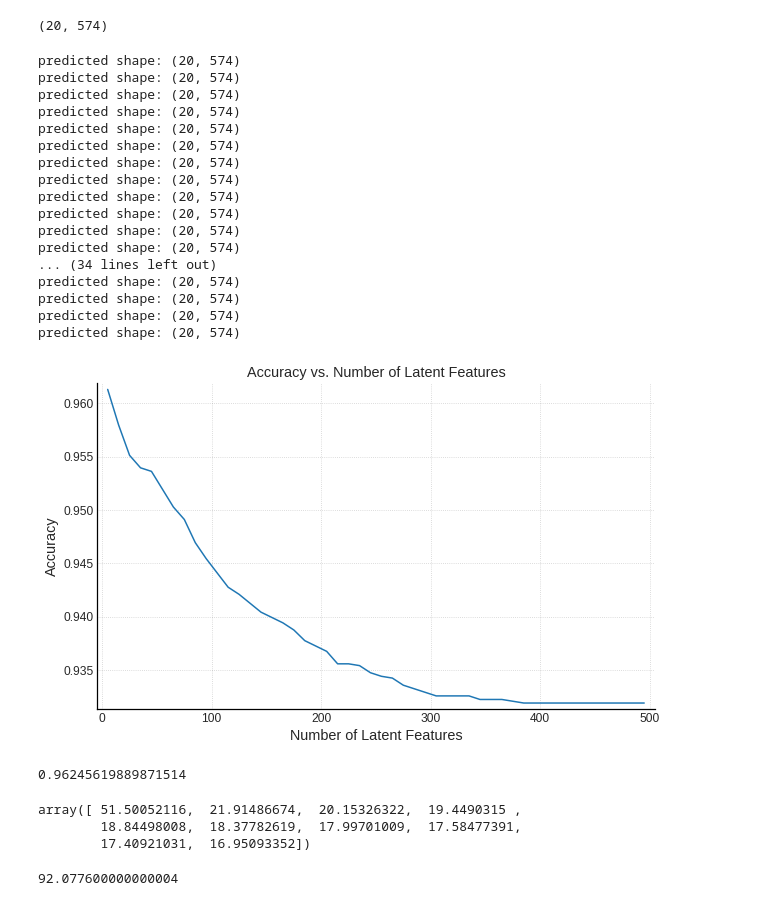
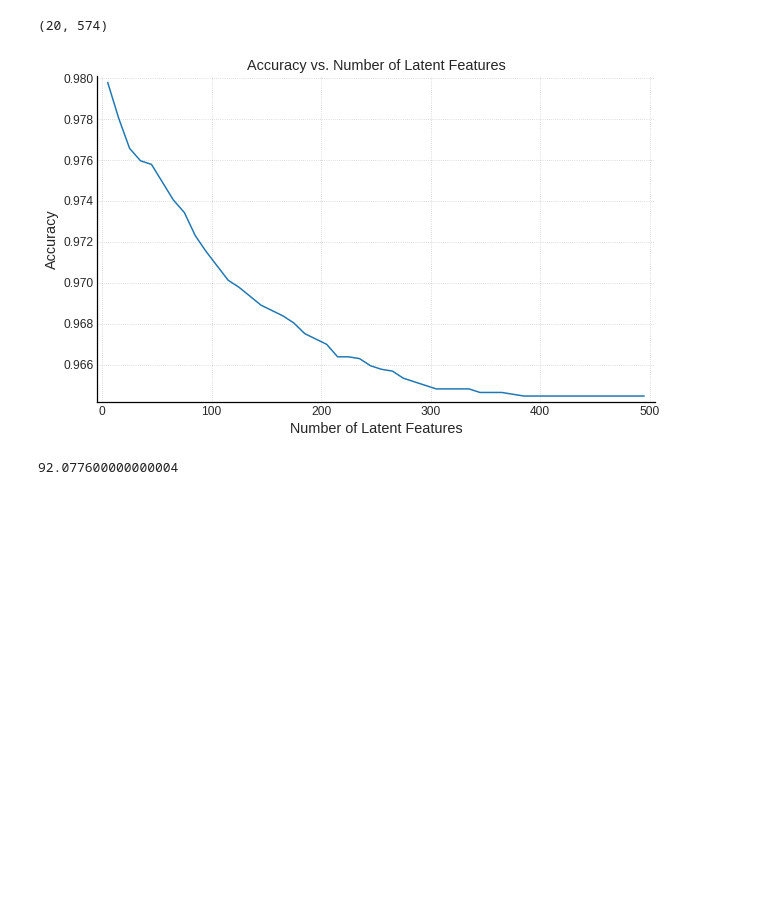
Before and after one commit to sergatron/recommendations_with_IBM, a Jupyter notebook: Recommendations_with_IBM.ipynb, the cells around one changed output. Saved outputs shown, nothing was run; the diff lists cells and outputs as text; code cells hidden in the pictures; blank space fills up the shorter version.

```diff
--- a/Recommendations_with_IBM.ipynb
+++ b/Recommendations_with_IBM.ipynb
@@ -1442,78 +1445,31 @@ print(user_item_actual.shape)
 # %%
 # perform SVD on the training set
 u_train, s_train, v_train = np.linalg.svd(user_item_train)
 
 num_latent_feats = np.arange(5, 500, 10)
 sum_errs = []
 
 for k in num_latent_feats:
     # restructure with k latent features
     s_new, u_new, vt_new = np.diag(s_train[:k]), u_train[user_idx, :k], v_train[:k, articles_idx]
 
     # take dot product
     user_item_pred = np.around(np.dot(np.dot(u_new, s_new), vt_new))
 
-    print('predicted shape:', user_item_pred.shape)
     # compute error for each prediction to actual value
     diffs = np.subtract(user_item_actual, user_item_pred)
 
     # total errors and keep track of them
     err = np.sum(np.sum(np.abs(diffs)))
     sum_errs.append(err)
 
 
-plt.plot(num_latent_feats, 1 - np.array(sum_errs) / df_test.shape[0]);
+plt.plot(num_latent_feats, 1 - np.array(sum_errs) / user_item_actual.size);
 plt.xlabel('Number of Latent Features');
 plt.ylabel('Accuracy');
 plt.title('Accuracy vs. Number of Latent Features');
 # %% [output]
-predicted shape: (20, 574)
-predicted shape: (20, 574)
-predicted shape: (20, 574)
-predicted shape: (20, 574)
-predicted shape: (20, 574)
-predicted shape: (20, 574)
-predicted shape: (20, 574)
-predicted shape: (20, 574)
-predicted shape: (20, 574)
-predicted shape: (20, 574)
-predicted shape: (20, 574)
-predicted shape: (20, 574)
-... (34 lines left out)
-predicted shape: (20, 574)
-predicted shape: (20, 574)
-predicted shape: (20, 574)
-predicted shape: (20, 574)
-[figure, old version]
+[figure, new version]
-# %%
-# perform SVD on the training set
-u_train, s_train, v_train = np.linalg.svd(user_item_train)
-
-# latent features
-k = 2
-
-# restructure with k latent features
-s_new, u_new, vt_new = np.diag(s_train[:k]), u_train[user_idx, :k], v_train[:k, articles_idx]
-
-# take dot product
-user_item_pred = np.around(np.dot(np.dot(u_new, s_new), vt_new))
-
-# compute error for each prediction to actual value
-diffs = np.subtract(user_item_actual, user_item_pred)
-
-# total errors and keep track of them
-err = np.sum(np.sum(np.abs(diffs)))
-
-# accuracy
-1 - err / df_test.shape[0]
-# %% [output]
-0.96245619889871514
-# %%
-s_train[:10]
-# %% [output]
-array([ 51.50052116,  21.91486674,  20.15326322,  19.4490315 ,
-        18.84498008,  18.37782619,  17.99701009,  17.58477391,
-        17.40921031,  16.95093352])
 # %%
 def explained_variance(sigma, n_components):
     """
```
Also changed, not shown: parts of 4 cells of this notebook.
